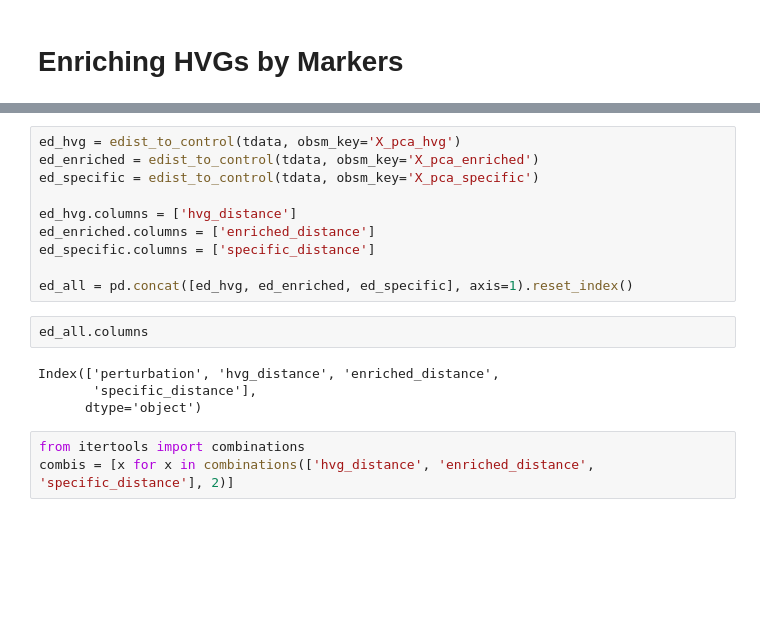
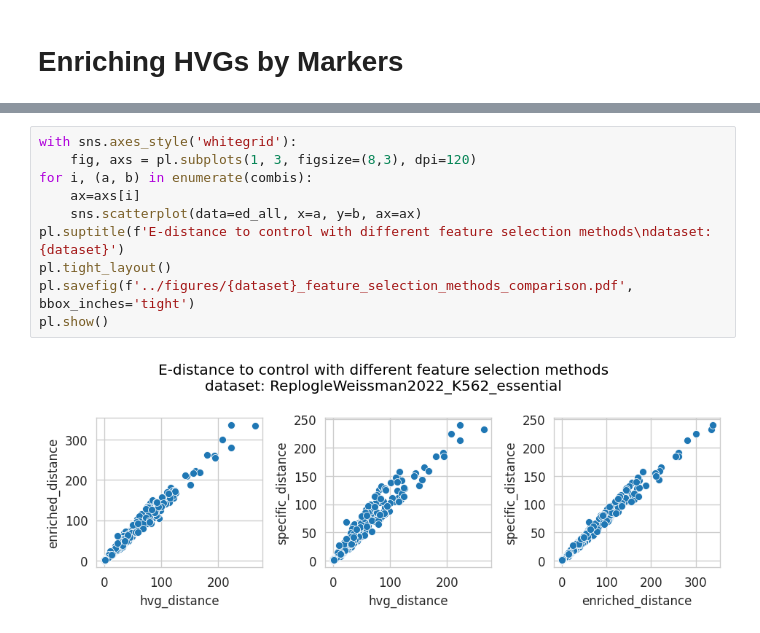
Before and after one commit to sanderlab/scPerturb, a Jupyter notebook: revision/notebooks/Feature_Selection.ipynb, the cells around one changed output, grey strips where cells are left out. Saved outputs shown, nothing was run; the diff lists cells and outputs as text; blank space fills up the shorter version.

```diff
--- a/revision/notebooks/Feature_Selection.ipynb
+++ b/revision/notebooks/Feature_Selection.ipynb
@@ -133,21 +90,14 @@ tdata.obsm['X_pca_specific'] = tdata.obsm['X_pca']
 # %% [output]
 WARNING: Default of the method has been changed to 't-test' from 't-test_overestim_var'
-# %%
-ed_hvg = edist_to_control(tdata, obsm_key='X_pca_hvg')
-ed_enriched = edist_to_control(tdata, obsm_key='X_pca_enriched')
-ed_specific = edist_to_control(tdata, obsm_key='X_pca_specific')
-
-ed_hvg.columns = ['hvg_distance']
-ed_enriched.columns = ['enriched_distance']
-ed_specific.columns = ['specific_distance']
-
-ed_all = pd.concat([ed_hvg, ed_enriched, ed_specific], axis=1).reset_index()
-# %%
-ed_all.columns
-# %% [output]
-Index(['perturbation', 'hvg_distance', 'enriched_distance',
-       'specific_distance'],
-      dtype='object')
-# %%
-from itertools import combinations
-combis = [x for x in combinations(['hvg_distance', 'enriched_distance', 'specific_distance'], 2)]
+# %%
+with sns.axes_style('whitegrid'):
+    fig, axs = pl.subplots(1, 3, figsize=(8,3), dpi=120)
+for i, (a, b) in enumerate(combis):
+    ax=axs[i]
+    sns.scatterplot(data=ed_all, x=a, y=b, ax=ax)
+pl.suptitle(f'E-distance to control with different feature selection methods\ndataset: {dataset}')
+pl.tight_layout()
+pl.savefig(f'../figures/{dataset}_feature_selection_methods_comparison.pdf', bbox_inches='tight')
+pl.show()
+# %% [output]
+[figure, added]
```
Also changed, not shown: parts of 11 cells of this notebook, 18 other files.
